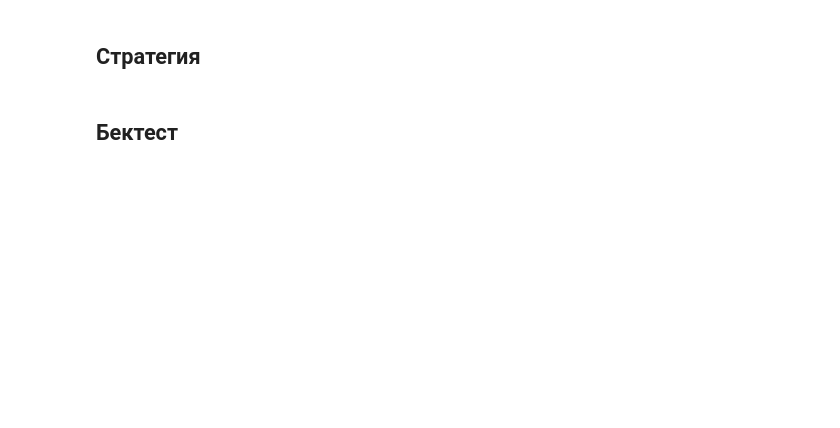
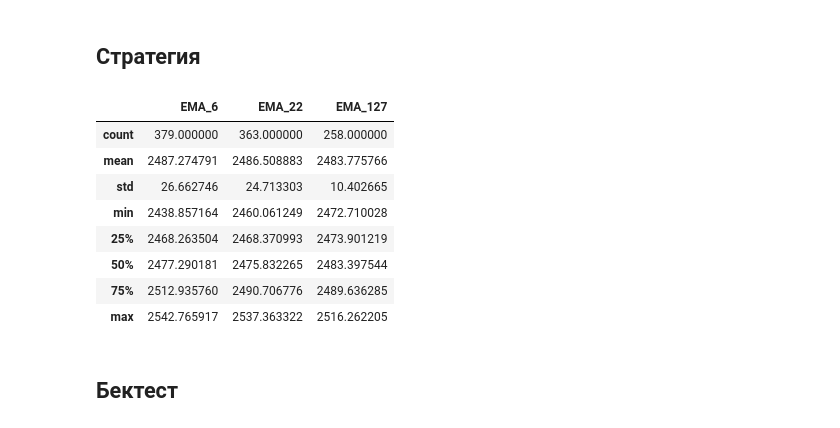
Before and after one commit to Arsenchius/algotrading, a Jupyter notebook: notebooks/artisanal.ipynb, the cells around one changed output. Saved outputs shown, nothing was run; the diff lists cells and outputs as text; code cells hidden in the pictures; blank space fills up the shorter version.

```diff
--- a/notebooks/artisanal.ipynb
+++ b/notebooks/artisanal.ipynb
@@ -76,0 +87,12 @@ class SmaCross(Strategy):
+# %%
+data[["EMA_6", "EMA_22", "EMA_127"]].describe()
+# %% [output]
+|  | EMA_6 | EMA_22 | EMA_127 |
+| count | 379.000000 | 363.000000 | 258.000000 |
+| mean | 2487.274791 | 2486.508883 | 2483.775766 |
+| std | 26.662746 | 24.713303 | 10.402665 |
+| min | 2438.857164 | 2460.061249 | 2472.710028 |
+| 25% | 2468.263504 | 2468.370993 | 2473.901219 |
+| 50% | 2477.290181 | 2475.832265 | 2483.397544 |
+| 75% | 2512.935760 | 2490.706776 | 2489.636285 |
+| max | 2542.765917 | 2537.363322 | 2516.262205 |
```
Also changed, not shown: parts of 19 cells of this notebook, 8 other files.
